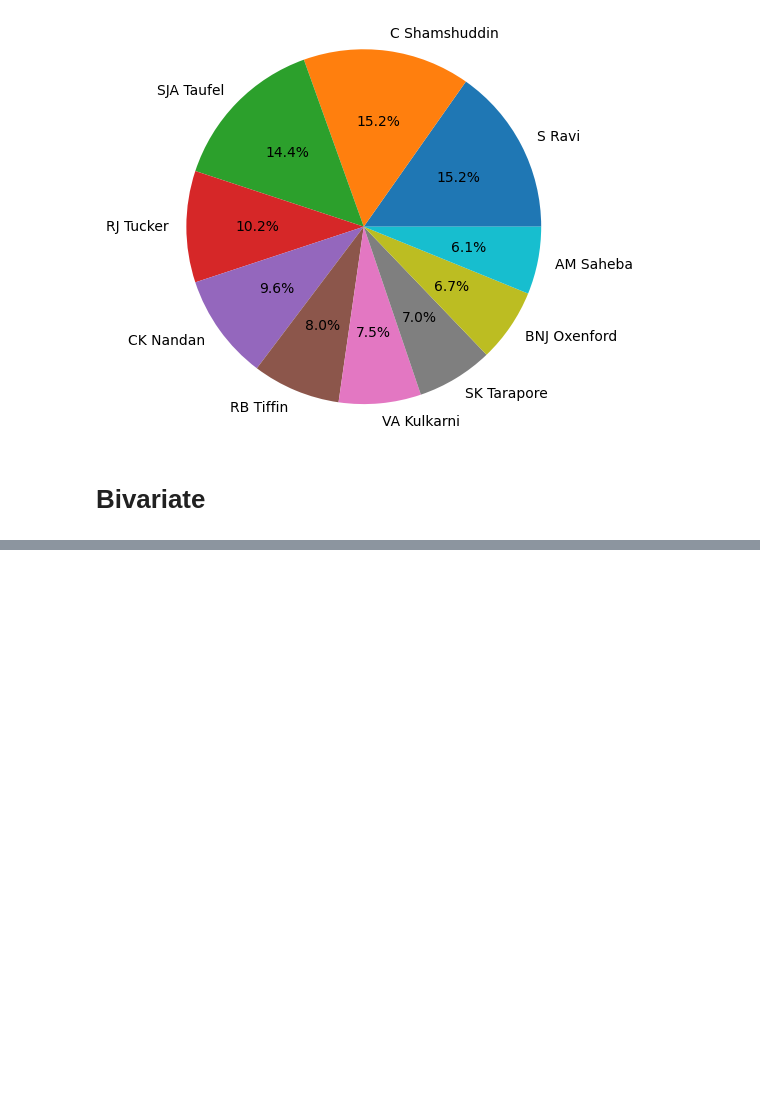
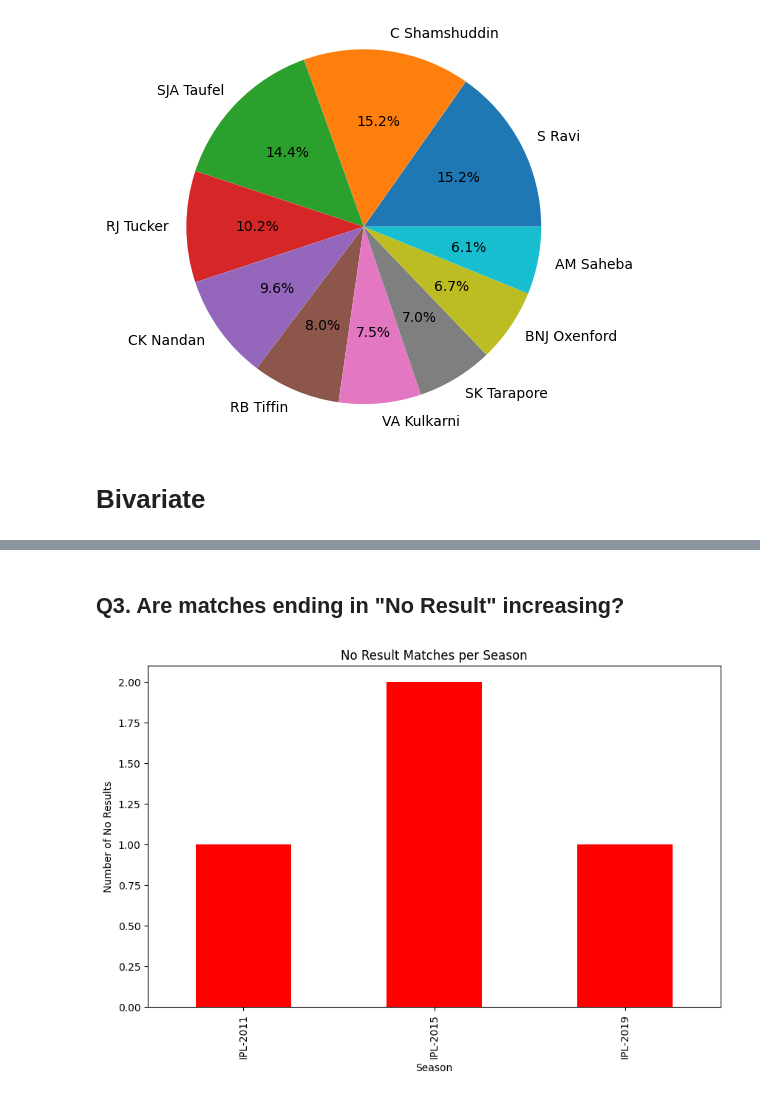
Before and after one commit to lukhi-laksh/Collage, a Jupyter notebook: Sem-1/Data Science/Project-1/Project_1.ipynb, the cells around one changed output, grey strips where cells are left out. Cells and saved outputs as stored; diff of their text form; code cells hidden in the pictures; blank space fills up the shorter version.

```diff
--- a/Sem-1/Data Science/Project-1/Project_1.ipynb
+++ b/Sem-1/Data Science/Project-1/Project_1.ipynb
@@ -419,0 +484,20 @@ plt.show()
+# %% [markdown]
+## Q3. Are matches ending in "No Result" increasing?
+# %%
+import pandas as pd
+import matplotlib.pyplot as plt
+
+# Count "No Result" matches per season
+no_result_per_season = df[df['result'] == 'no result']['Season'].value_counts().sort_index()
+
+# Plot bar chart
+plt.figure(figsize=(10,6))
+no_result_per_season.plot(kind='bar', color='red')
+
+plt.title("No Result Matches per Season")
+plt.xlabel("Season")
+plt.ylabel("Number of No Results")
+plt.savefig("1.png",  bbox_inches="tight", dpi = 300, transparent=True)
+plt.show()
+# %% [output]
+[figure, added]
```
Also changed, not shown: parts of 15 cells of this notebook, 10 other files.
